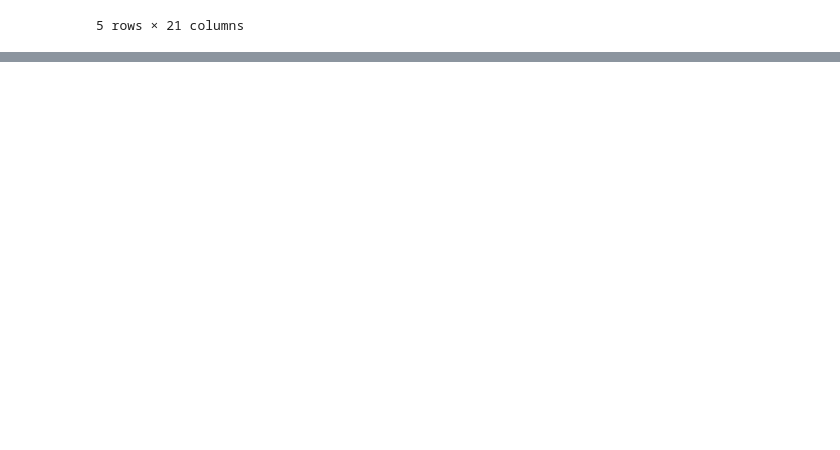
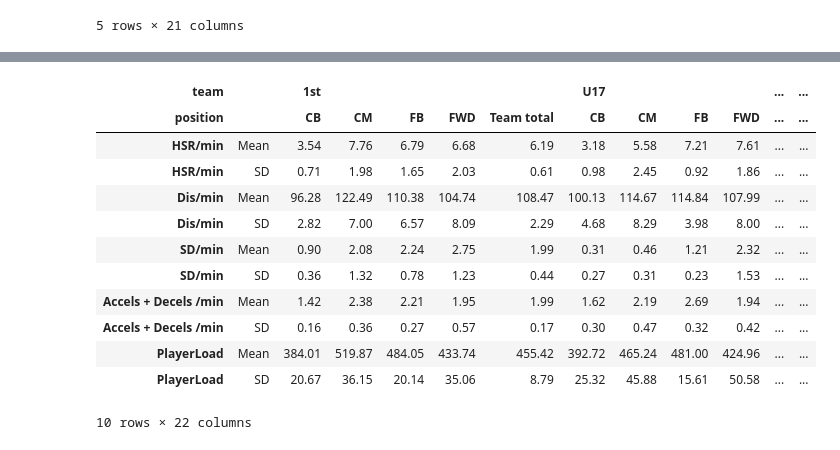
Before and after one commit to JTPiingtoh/GPSproject, a Jupyter notebook: data table for paper.ipynb, the cells around one changed output, grey strips where cells are left out. Saved outputs shown, nothing was run; the diff lists cells and outputs as text; code cells hidden in the pictures; blank space fills up the shorter version.

```diff
--- a/data table for paper.ipynb
+++ b/data table for paper.ipynb
@@ -120,11 +118,0 @@ table_mean_std
-# %%
-df = pd.DataFrame({"A": ["foo", "foo", "foo", "foo", "foo",
-                         "bar", "bar", "bar", "bar"],
-                   "B": ["one", "one", "one", "two", "two",
-                         "one", "one", "two", "two"],
-                   "C": ["small", "large", "large", "small",
-                         "small", "large", "small", "small",
-                         "large"],
-                   "D": [1, 2, 2, 3, 3, 4, 5, 6, 7],
-                   "E": [2, 4, 5, 5, 6, 6, 8, 9, 9]})
-df
@@ -154,0 +135,39 @@ table
+# %%
+def generate_mean_sd_table(measure: str, dataframe: pd.DataFrame):
+
+    mean_table = pd.pivot_table(dataframe, values=[measure],
+                       columns=['team', 'position'], margins=True, margins_name="Team total", aggfunc="mean").round(decimals=2)
+    mean_table["Overall total"] = table_std.mean(axis="columns").round(decimals=2)
+
+    std_table = pd.pivot_table(dataframe, values=[measure],
+                       columns=['team', 'position'], margins=True, margins_name="Team total", aggfunc="std").round(decimals=2)
+    std_table["Overall total"] = table_std.std(axis="columns").round(decimals=2)
+
+    new_table = pd.concat([mean_table, std_table])
+    new_table.insert(0,"", ["Mean", "SD"], allow_duplicates=True)
+    return new_table
+# %%
+measures = ['HSR/min', 'Dis/min', 'SD/min', 'Accels + Decels /min', 'PlayerLoad']
+
+sub_tables = []
+
+for measure in measures:
+    sub_tables.append(generate_mean_sd_table(measure, df))
+
+
+table = pd.concat(sub_tables)
+table
+# %% [output]
+| team |  | 1st |  |  |  |  | U17 |  |  |  | ... | ... |
+| position |  | CB | CM | FB | FWD | Team total | CB | CM | FB | FWD | ... | ... |
+| HSR/min | Mean | 3.54 | 7.76 | 6.79 | 6.68 | 6.19 | 3.18 | 5.58 | 7.21 | 7.61 | ... | ... |
+| HSR/min | SD | 0.71 | 1.98 | 1.65 | 2.03 | 0.61 | 0.98 | 2.45 | 0.92 | 1.86 | ... | ... |
+| Dis/min | Mean | 96.28 | 122.49 | 110.38 | 104.74 | 108.47 | 100.13 | 114.67 | 114.84 | 107.99 | ... | ... |
+| Dis/min | SD | 2.82 | 7.00 | 6.57 | 8.09 | 2.29 | 4.68 | 8.29 | 3.98 | 8.00 | ... | ... |
+| SD/min | Mean | 0.90 | 2.08 | 2.24 | 2.75 | 1.99 | 0.31 | 0.46 | 1.21 | 2.32 | ... | ... |
+| SD/min | SD | 0.36 | 1.32 | 0.78 | 1.23 | 0.44 | 0.27 | 0.31 | 0.23 | 1.53 | ... | ... |
+| Accels + Decels /min | Mean | 1.42 | 2.38 | 2.21 | 1.95 | 1.99 | 1.62 | 2.19 | 2.69 | 1.94 | ... | ... |
+| Accels + Decels /min | SD | 0.16 | 0.36 | 0.27 | 0.57 | 0.17 | 0.30 | 0.47 | 0.32 | 0.42 | ... | ... |
+| PlayerLoad | Mean | 384.01 | 519.87 | 484.05 | 433.74 | 455.42 | 392.72 | 465.24 | 481.00 | 424.96 | ... | ... |
+| PlayerLoad | SD | 20.67 | 36.15 | 20.14 | 35.06 | 8.79 | 25.32 | 45.88 | 15.61 | 50.58 | ... | ... |
+10 rows × 22 columns
```
Also changed, not shown: parts of 6 cells of this notebook, 1 other file.
